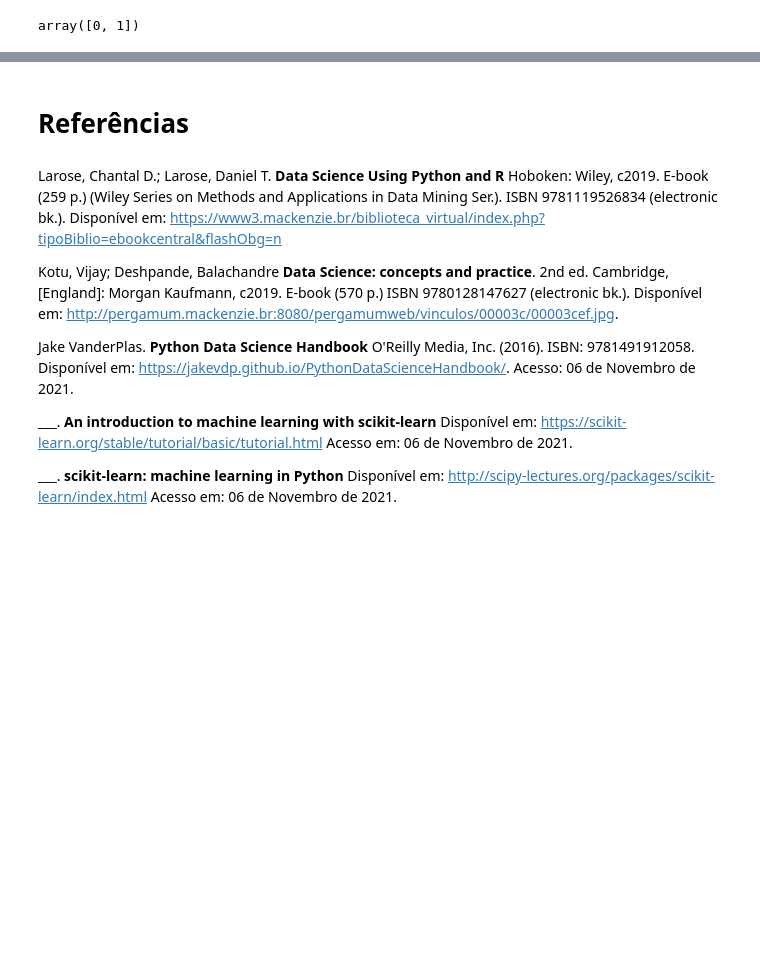
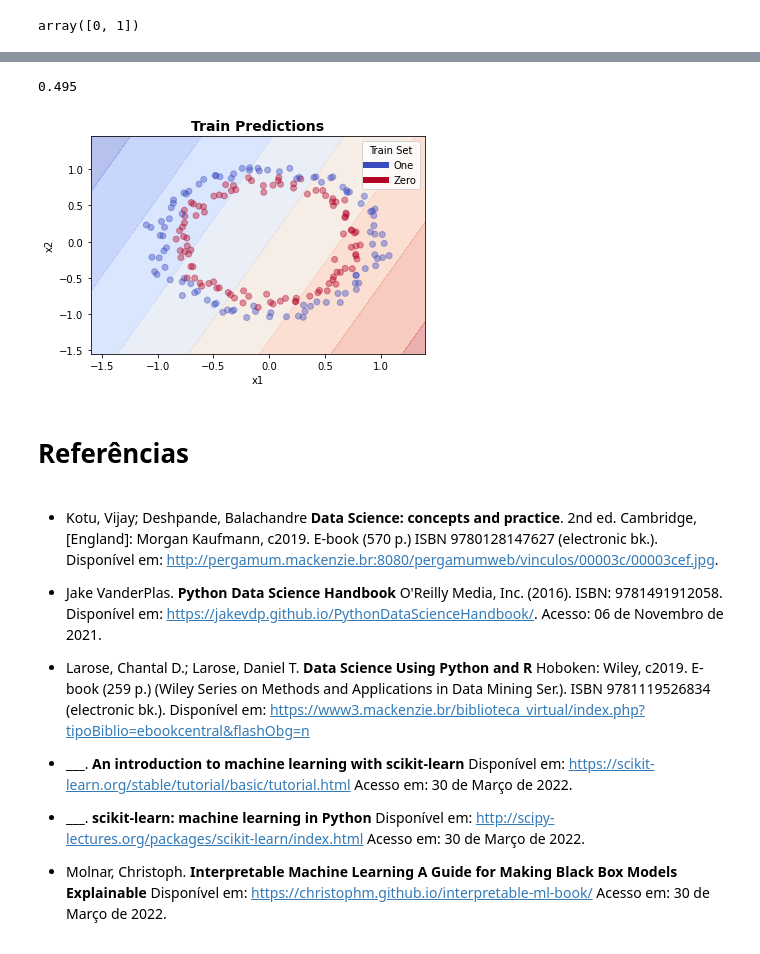
Before and after one commit to Rogerio-mack/Machine-Learning-I, a Jupyter notebook: ML3_RegressaoLogistica.ipynb, the cells around one changed output, grey strips where cells are left out. Cells and saved outputs as stored; diff of their text form; code cells hidden in the pictures; blank space fills up the shorter version.

```diff
--- a/ML3_RegressaoLogistica.ipynb
+++ b/ML3_RegressaoLogistica.ipynb
@@ -1002,12 +845,58 @@ O modelo de regressão linear pode funcionar bem para regressão, mas falha na m
+# %%
+from sklearn.linear_model import LogisticRegression
+
+# Definição
+clf = LogisticRegression()
+
+# Treinamento
+clf.fit(X,y)
+
+# Avaliação
+y_pred = clf.predict(X)
+
+# Acuracidade
+print(sum(y_pred == y) / len(y))
+# %% [output]
+0.495
+# %%
+X = df
+x_min, x_max = X['x1'].min() - .5, X['x1'].max() + .5
+y_min, y_max = X['x2'].min() - .5, X['x2'].max() + .5
+xx, yy = np.meshgrid(np.arange(x_min, x_max, 0.2),
+                     np.arange(y_min, y_max, 0.2))
+
+if hasattr(clf, "decision_function"):
+  Z = clf.decision_function(np.c_[xx.ravel(), yy.ravel()])
+else:
+  Z = clf.predict_proba(np.c_[xx.ravel(), yy.ravel()])[:, 1]
+
+Z = Z.reshape(xx.shape)
+plt.contourf(xx, yy, Z, cmap=cmap_data, alpha=0.4)
+plt.scatter(X['x1'], X['x2'], c=y, cmap=cmap_data, alpha=0.4)
+plt.title('Train Predictions',weight='bold',fontsize=14)
+plt.xlabel("x1")
+plt.ylabel("x2")
+
+custom_lines = [Line2D([0], [0], color=cmap_data(0.), lw=6),
+                Line2D([0], [0], color=cmap_data(1.), lw=6)]
+
+plt.legend(custom_lines, ['One', 'Zero'], loc='upper right',title='Train Set')
+
+plt.show()
+# %% [output]
+[figure, added]
 # %% [markdown]
 # Referências
 # %% [markdown]
-Larose, Chantal D.; Larose, Daniel T. **Data Science Using Python and R** Hoboken: Wiley, c2019. E-book (259 p.) (Wiley Series on Methods and Applications in Data Mining Ser.). ISBN 9781119526834 (electronic bk.). Disponível em: https://www3.mackenzie.br/biblioteca_virtual/index.php?tipoBiblio=ebookcentral&flashObg=n
+* Kotu, Vijay; Deshpande, Balachandre **Data Science: concepts and practice**. 2nd ed. Cambridge, [England]: Morgan Kaufmann, c2019. E-book (570 p.) ISBN 9780128147627 (electronic bk.). Disponível em: http://pergamum.mackenzie.br:8080/pergamumweb/vinculos/00003c/00003cef.jpg.
 
-Kotu, Vijay; Deshpande, Balachandre **Data Science: concepts and practice**. 2nd ed. Cambridge, [England]: Morgan Kaufmann, c2019. E-book (570 p.) ISBN 9780128147627 (electronic bk.). Disponível em: http://pergamum.mackenzie.br:8080/pergamumweb/vinculos/00003c/00003cef.jpg.
+* Jake VanderPlas. **Python Data Science Handbook**  O'Reilly Media, Inc. (2016). ISBN: 9781491912058. Disponível em: https://jakevdp.github.io/PythonDataScienceHandbook/. Acesso: 06 de Novembro de 2021.
 
-Jake VanderPlas. **Python Data Science Handbook**  O'Reilly Media, Inc. (2016). ISBN: 9781491912058. Disponível em: https://jakevdp.github.io/PythonDataScienceHandbook/. Acesso: 06 de Novembro de 2021.
+* Larose, Chantal D.; Larose, Daniel T. **Data Science Using Python and R** Hoboken: Wiley, c2019. E-book (259 p.) (Wiley Series on Methods and Applications in Data Mining Ser.). ISBN 9781119526834 (electronic bk.). Disponível em: https://www3.mackenzie.br/biblioteca_virtual/index.php?tipoBiblio=ebookcentral&flashObg=n
 
-___. **An introduction to machine learning with scikit-learn** Disponível em: https://scikit-learn.org/stable/tutorial/basic/tutorial.html Acesso em: 06 de Novembro de 2021.
+* ___. **An introduction to machine learning with scikit-learn** Disponível em: https://scikit-learn.org/stable/tutorial/basic/tutorial.html Acesso em: 30 de Março de 2022.
 
-___. **scikit-learn: machine learning in Python** Disponível em: http://scipy-lectures.org/packages/scikit-learn/index.html Acesso em: 06 de Novembro de 2021.
+* ___. **scikit-learn: machine learning in Python** Disponível em: http://scipy-lectures.org/packages/scikit-learn/index.html Acesso em: 30 de Março de 2022.
+
+* Molnar, Christoph. **Interpretable Machine Learning
+A Guide for Making Black Box Models Explainable** Disponível em: https://christophm.github.io/interpretable-ml-book/ Acesso em: 30 de Março de 2022.
```
Also changed, not shown: parts of 81 cells of this notebook.
